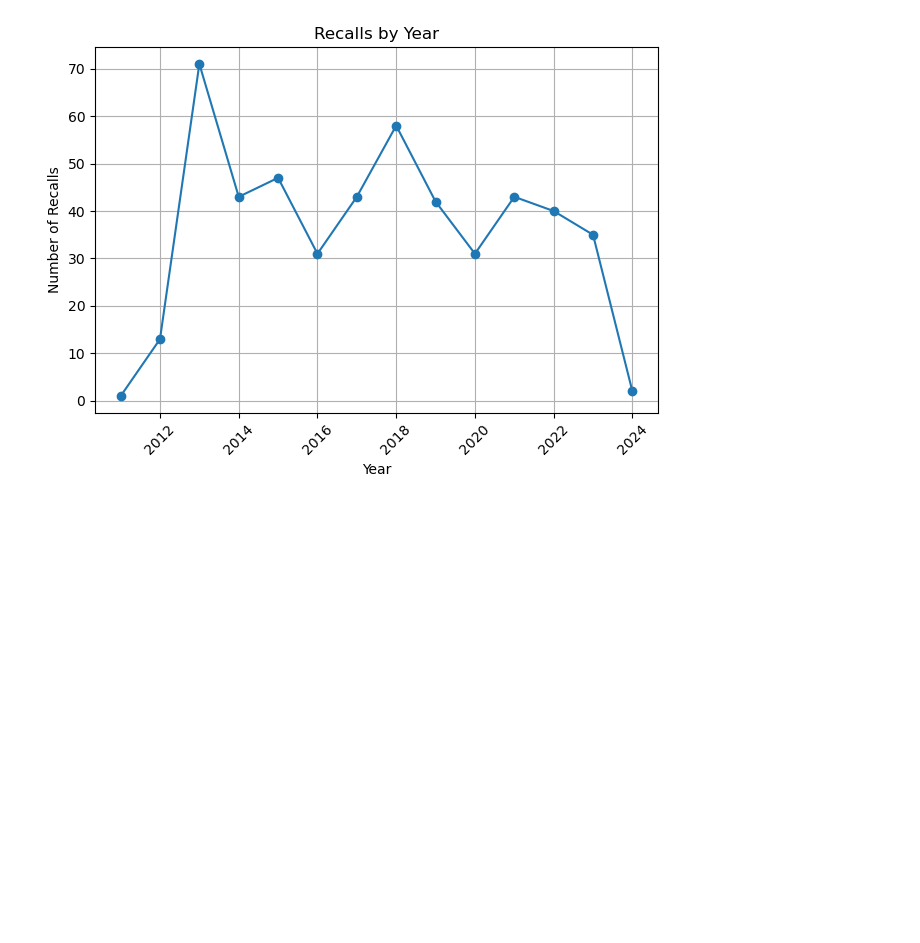
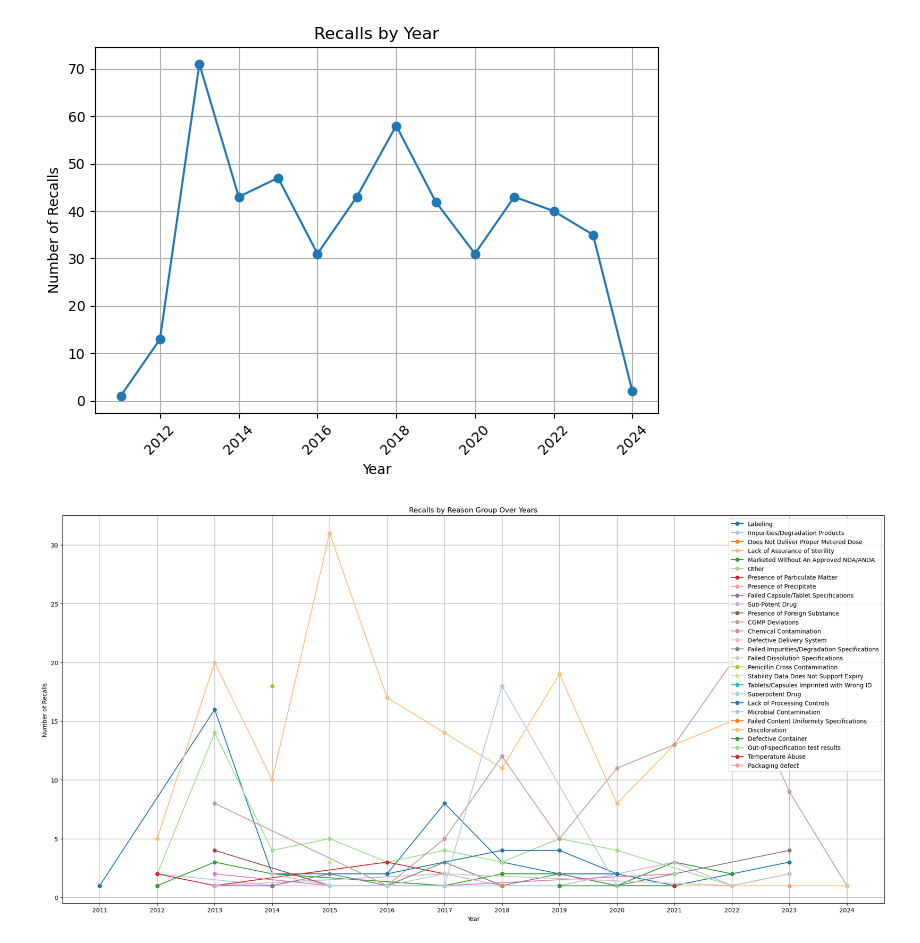
Before and after one commit to lingerfeltcm/project_3_group_4, a Jupyter notebook: Pymongo_analysis_code.ipynb, the cells around one changed output. Cells and saved outputs as stored; diff of their text form; code cells hidden in the pictures; blank space fills up the shorter version.

```diff
--- a/Pymongo_analysis_code.ipynb
+++ b/Pymongo_analysis_code.ipynb
@@ -73,4 +68,99 @@ plt.tight_layout()
 plt.show()
 # %% [output]
 [figure]
+# %%
+# MongoDB aggregation pipeline to group recalls by year and reason group
+pipeline = [
+    {
+        "$project": {
+            "Year": {"$year": {"$dateFromString": {"dateString": "$Recall_Begins"}}},
+            "ReasonGroup": {
+                "$switch": {
+                    "branches": [
+                        {"case": {"$regexMatch": {"input": "$Reason", "regex": ".*(Lack of Assurance of Sterility).*"}}, "then": "Lack of Assurance of Sterility"},
+                        {"case": {"$regexMatch": {"input": "$Reason", "regex": ".*(CGMP Deviations).*"}}, "then": "CGMP Deviations"},
+                        {"case": {"$regexMatch": {"input": "$Reason", "regex": ".*(Presence of Particulate Matter).*"}}, "then": "Presence of Particulate Matter"},
+                        {"case": {"$regexMatch": {"input": "$Reason", "regex": ".*(Penicillin Cross Contamination).*"}}, "then": "Penicillin Cross Contamination"},
+                        {"case": {"$regexMatch": {"input": "$Reason", "regex": ".*(Temperature Abuse).*"}}, "then": "Temperature Abuse"},
+                        {"case": {"$regexMatch": {"input": "$Reason", "regex": ".*(Presence of Foreign Substance).*"}}, "then": "Presence of Foreign Substance"},
+                        {"case": {"$regexMatch": {"input": "$Reason", "regex": ".*(Failed Content Uniformity Specifications).*"}}, "then": "Failed Content Uniformity Specifications"},
+                        {"case": {"$regexMatch": {"input": "$Reason", "regex": ".*(Defective Container).*"}}, "then": "Defective Container"},
+                        {"case": {"$regexMatch": {"input": "$Reason", "regex": ".*(Failed Dissolution Specifications).*"}}, "then": "Failed Dissolution Specifications"},
+                        {"case": {"$regexMatch": {"input": "$Reason", "regex": ".*(Marketed Without An Approved NDA/ANDA).*"}}, "then": "Marketed Without An Approved NDA/ANDA"},
+                        {"case": {"$regexMatch": {"input": "$Reason", "regex": ".*(Discoloration).*"}}, "then": "Discoloration"},
+                        {"case": {"$regexMatch": {"input": "$Reason", "regex": ".*(Lack of Processing Controls).*"}}, "then": "Lack of Processing Controls"},
+                        {"case": {"$regexMatch": {"input": "$Reason", "regex": ".*(Failed Impurities/Degradation Specifications).*"}}, "then": "Failed Impurities/Degradation Specifications"},
+                        {"case": {"$regexMatch": {"input": "$Reason", "regex": ".*(Failed Capsule/Tablet Specifications).*"}}, "then": "Failed Capsule/Tablet Specifications"},
+                        {"case": {"$regexMatch": {"input": "$Reason", "regex": ".*(Microbial Contamination).*"}}, "then": "Microbial Contamination"},
+                        {"case": {"$regexMatch": {"input": "$Reason", "regex": ".*(Tablets/Capsules Imprinted with Wrong ID).*"}}, "then": "Tablets/Capsules Imprinted with Wrong ID"},
+                        {"case": {"$regexMatch": {"input": "$Reason", "regex": ".*(Stability Data Does Not Support Expiry).*"}}, "then": "Stability Data Does Not Support Expiry"},
+                        {"case": {"$regexMatch": {"input": "$Reason", "regex": ".*(Chemical Contamination).*"}}, "then": "Chemical Contamination"},
+                        {"case": {"$regexMatch": {"input": "$Reason", "regex": ".*(Defective Delivery System).*"}}, "then": "Defective Delivery System"},
+                        {"case": {"$regexMatch": {"input": "$Reason", "regex": ".*(Presence of Precipitate).*"}}, "then": "Presence of Precipitate"},
+                        {"case": {"$regexMatch": {"input": "$Reason", "regex": ".*(Does Not Deliver Proper Metered Dose).*"}}, "then": "Does Not Deliver Proper Metered Dose"},
+                        {"case": {"$regexMatch": {"input": "$Reason", "regex": ".*(Superpotent Drug).*"}}, "then": "Superpotent Drug"},
+                        {"case": {"$regexMatch": {"input": "$Reason", "regex": ".*(Out-of-specification test results).*"}}, "then": "Out-of-specification test results"},
+                        {"case": {"$regexMatch": {"input": "$Reason", "regex": ".*(Sub-Potent Drug).*"}}, "then": "Sub-Potent Drug"},
+                        {"case": {"$regexMatch": {"input": "$Reason", "regex": ".*(Impurities/Degradation Products).*"}}, "then": "Impurities/Degradation Products"},
+                        {"case": {"$regexMatch": {"input": "$Reason", "regex": ".*(Labeling).*"}}, "then": "Labeling"},
+                        {"case": {"$regexMatch": {"input": "$Reason", "regex": ".*(Packaging defect).*"}}, "then": "Packaging defect"},
+                        {"case": {"$regexMatch": {"input": "$Reason", "regex": ".*(Labeling Incorrect Instructions).*"}}, "then": "Labeling Incorrect Instructions"},
+                        {"case": {"$regexMatch": {"input": "$Reason", "regex": ".*(Labeling; Label Mix-up).*"}}, "then": "Labeling; Label Mix-up"},
+                        {"case": {"$regexMatch": {"input": "$Reason", "regex": ".*(Labelling).*"}}, "then": "Labeling"},
+                        {"case": {"$regexMatch": {"input": "$Reason", "regex": ".*(Labeling -label error on declared strength).*"}}, "then": "Labeling -label error on declared strength"},
+                        {"case": {"$regexMatch": {"input": "$Reason", "regex": ".*(Labeling; Incorrect or Missing Lot and/or Exp Date).*"}}, "then": "Labeling; Incorrect or Missing Lot and/or Exp Date"}
+                    ],
+                    "default": "Other"
+                }
+            }
+        }
+    },
+    {
+        "$group": {
+            "_id": {"Year": "$Year", "ReasonGroup": "$ReasonGroup"},
+            "count": {"$sum": 1}
+        }
+    },
+    {"$sort": {"_id.Year": 1}}
+]
+
+# Execute the aggregation pipeline
+cursor = collection.aggregate(pipeline)
+
+import matplotlib.cm as cm
+
+# Extract data for plotting
+years = []
+reason_groups = {}
+colors = cm.tab20.colors  # Using a predefined colormap for distinct colors
+color_index = 0
+for doc in cursor:
+    year = doc["_id"]["Year"]
+    if year not in years:
+        years.append(year)
+    reason_group = doc["_id"]["ReasonGroup"]
+    count = doc["count"]
+    if reason_group not in reason_groups:
+        reason_groups[reason_group] = {"counts": [], "label": reason_group, "color": colors[color_index]}
+        color_index = (color_index + 1) % len(colors)
+    reason_groups[reason_group]["counts"].append((year, count))
+
+# Plot the trend line for each reason group
+plt.figure(figsize=(20, 10))
+for group, data in reason_groups.items():
+    data["counts"].sort(key=lambda x: x[0])  # Sort by year
+    x = [entry[0] for entry in data["counts"]]
+    y = [entry[1] for entry in data["counts"]]
+    plt.plot(x, y, marker='o', label=data["label"], color=data["color"])
+
+plt.title('Recalls by Reason Group Over Years')
+plt.xlabel('Year')
+plt.ylabel('Number of Recalls')
+plt.grid(True)
+plt.xticks(years, rotation=0)
+plt.legend()
+plt.tight_layout()
+plt.show()
+# %% [output]
+[figure, added]
 # %%
```
Also changed, not shown: parts of 5 cells of this notebook.
